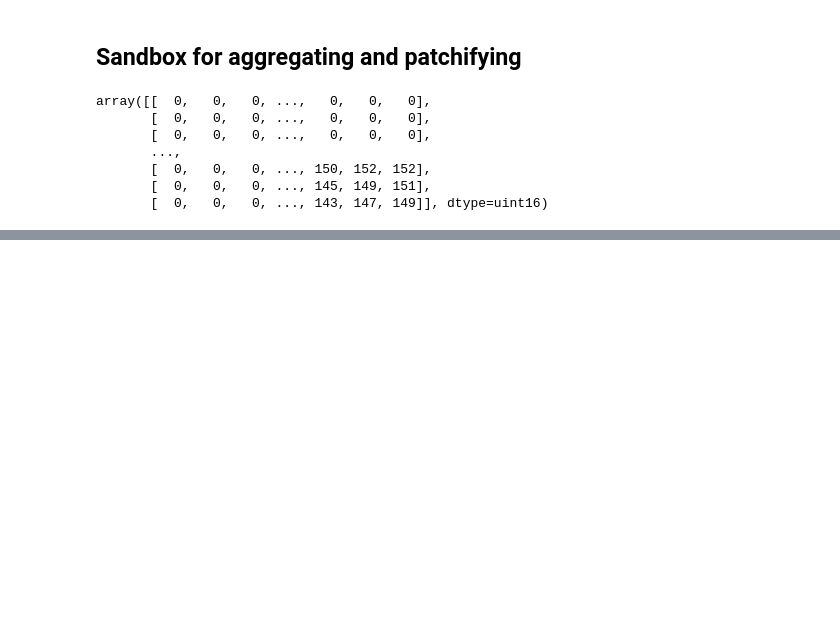
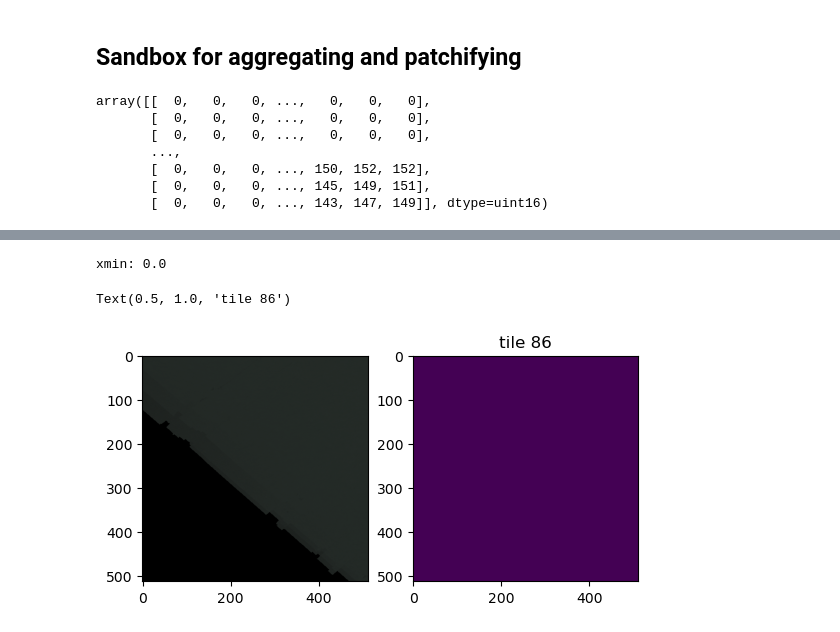
Before and after one commit to dluks/permafrost-final, a Jupyter notebook: data_wrangling.ipynb, the cells around one changed output, grey strips where cells are left out. Drawn from its saved outputs; the diff is of its cells as text; code cells hidden in the pictures; blank space fills up the shorter version.

Commit message:
finish data formatting; customize unet to work with new data

```diff
--- a/data_wrangling.ipynb
+++ b/data_wrangling.ipynb
@@ -115,7 +115,7 @@ if REORGANIZE:
 
     DATA_DIR = "data"
     IM_DIRS = ["rgb", "nir", "labels"]
-    dirs = glob.glob(f"{DATA_DIR}/*")
+    dirs = glob.glob(f"data/WA_Shishmaref_01_20210628/")
     tilenames = []
 
     for dir in dirs:
@@ -152,6 +170,10 @@ for dir in dirs:
     rgb_fns.append(rgb)
     nir_fns.append(nir)
     label_fns.append(labels)
+# %%
+for f in rgb_fns:
+    im = tiff.imread(f)
+    print(im.shape)
 # %%
 k = 0
 rgb_im = tiff.imread(rgb_fns[k])
@@ -201,2 +199,0 @@ Labels: (2500, 830)
-# %%
-X_train, y_train, X_test, y_test = utils.prep_data("data/WA_Kivalina_01_20219703/20cm/Ortho", include_nir=False, add_ndvi=False, squash=True)
@@ -207,0 +287,17 @@ ValueError: could not broadcast input array from shape (72,256,256,3) into shape
+# %%
+_, (ax0, ax1) = plt.subplots(1, 2)
+k = np.random.randint(0, X_train.shape[0] - 1)
+k = 86
+x = X_train[k]
+y = y_train[k]
+print("xmin:", x.min())
+idx = x[x==0].astype(np.uint8)
+x[idx] = np.nan
+y[idx] = np.nan
+ax0.imshow(x)
+ax1.imshow(y)
+plt.title(f"tile {k}")
+# %% [output]
+xmin: 0.0
+Text(0.5, 1.0, 'tile 86')
+[figure, added]
```
Also changed, not shown: parts of 6 cells of this notebook, 2 other files.
